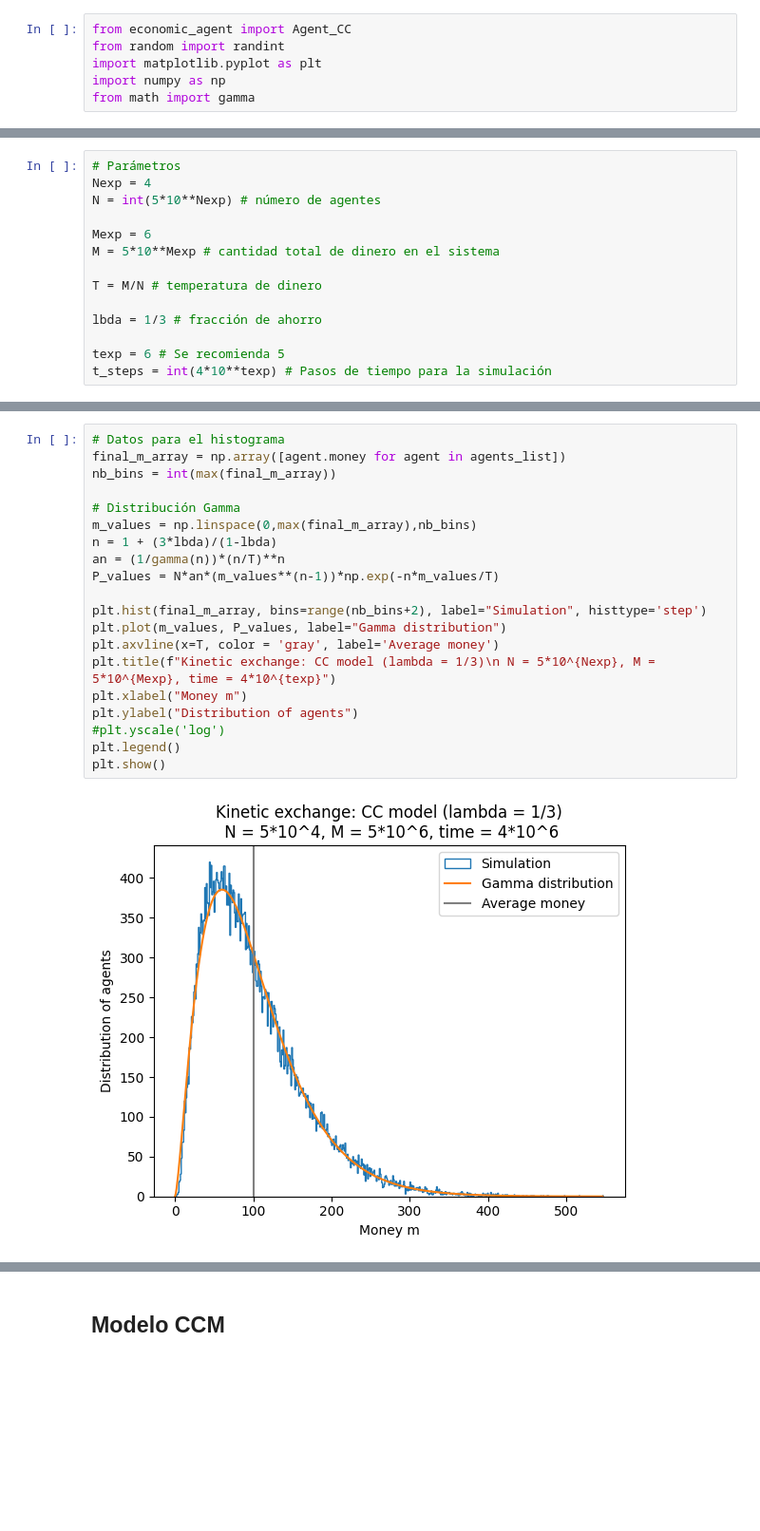
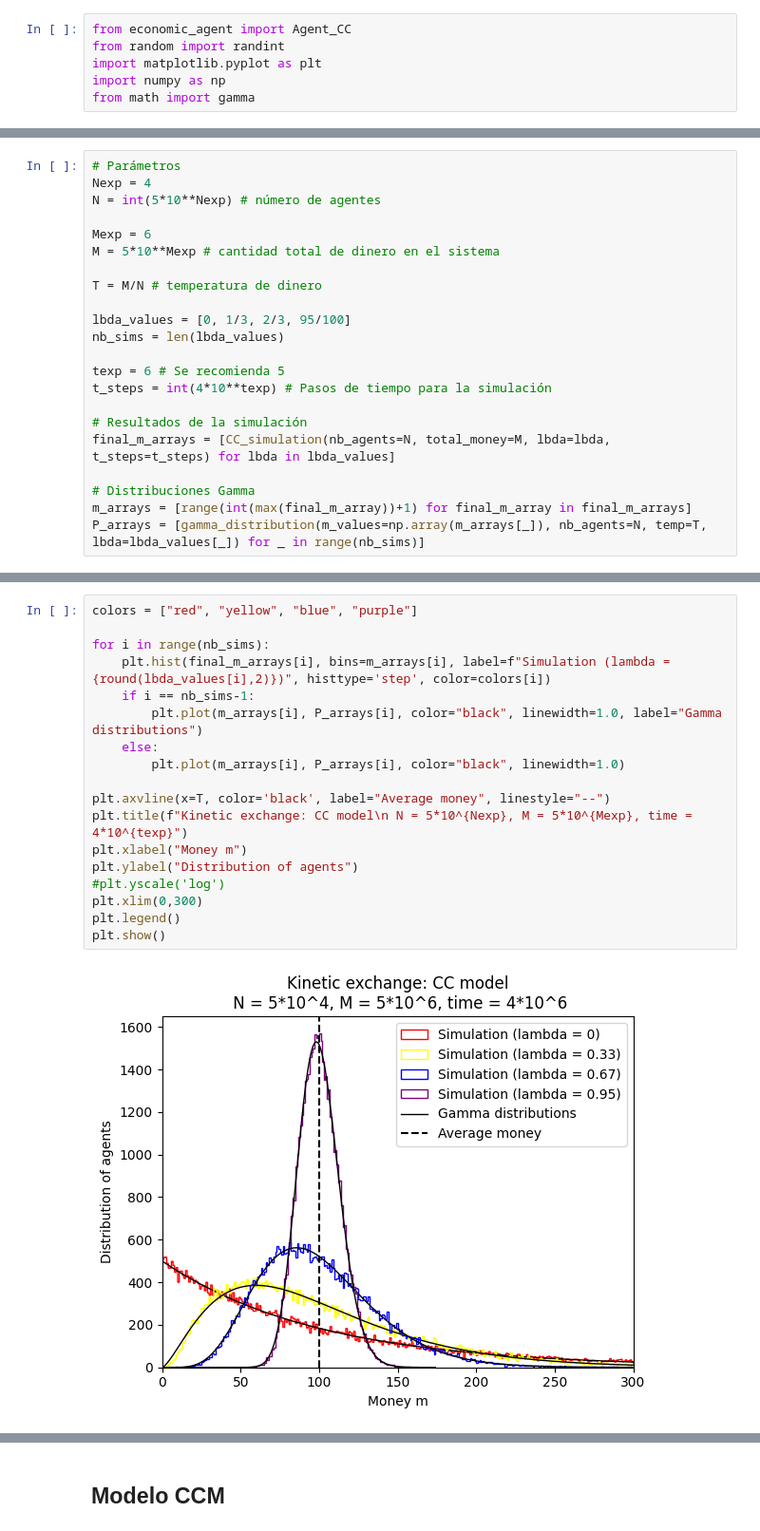
Before and after one commit to MJLRoad/Modelado_RAE, a Jupyter notebook: Simulaciones_02.ipynb, the cells around one changed output, grey strips where cells are left out. Shown at 95% size. Drawn from its saved outputs; the diff is of its cells as text; blank space fills up the shorter version.

```diff
--- a/Simulaciones_02.ipynb
+++ b/Simulaciones_02.ipynb
@@ -57,7 +96,15 @@ M = 5*10**Mexp # cantidad total de dinero en el sistema
 
 T = M/N # temperatura de dinero
 
-lbda = 1/3 # fracción de ahorro
+lbda_values = [0, 1/3, 2/3, 95/100]
+nb_sims = len(lbda_values)
 
 texp = 6 # Se recomienda 5
 t_steps = int(4*10**texp) # Pasos de tiempo para la simulación
+
+# Resultados de la simulación
+final_m_arrays = [CC_simulation(nb_agents=N, total_money=M, lbda=lbda, t_steps=t_steps) for lbda in lbda_values]
+
+# Distribuciones Gamma
+m_arrays = [range(int(max(final_m_array))+1) for final_m_array in final_m_arrays]
+P_arrays = [gamma_distribution(m_values=np.array(m_arrays[_]), nb_agents=N, temp=T, lbda=lbda_values[_]) for _ in range(nb_sims)]
@@ -76,22 +111,20 @@ for i in range(t_steps):
 # %%
-# Datos para el histograma
-final_m_array = np.array([agent.money for agent in agents_list])
-nb_bins = int(max(final_m_array))
+colors = ["red", "yellow", "blue", "purple"]
 
-# Distribución Gamma
-m_values = np.linspace(0,max(final_m_array),nb_bins)
-n = 1 + (3*lbda)/(1-lbda)
-an = (1/gamma(n))*(n/T)**n
-P_values = N*an*(m_values**(n-1))*np.exp(-n*m_values/T)
+for i in range(nb_sims):
+    plt.hist(final_m_arrays[i], bins=m_arrays[i], label=f"Simulation (lambda = {round(lbda_values[i],2)})", histtype='step', color=colors[i])
+    if i == nb_sims-1:
+        plt.plot(m_arrays[i], P_arrays[i], color="black", linewidth=1.0, label="Gamma distributions")
+    else:
+        plt.plot(m_arrays[i], P_arrays[i], color="black", linewidth=1.0)
 
-plt.hist(final_m_array, bins=range(nb_bins+2), label="Simulation", histtype='step')
-plt.plot(m_values, P_values, label="Gamma distribution")
-plt.axvline(x=T, color = 'gray', label='Average money')
-plt.title(f"Kinetic exchange: CC model (lambda = 1/3)\n N = 5*10^{Nexp}, M = 5*10^{Mexp}, time = 4*10^{texp}")
+plt.axvline(x=T, color='black', label="Average money", linestyle="--")
+plt.title(f"Kinetic exchange: CC model\n N = 5*10^{Nexp}, M = 5*10^{Mexp}, time = 4*10^{texp}")
 plt.xlabel("Money m")
 plt.ylabel("Distribution of agents")
 #plt.yscale('log')
+plt.xlim(0,300)
 plt.legend()
 plt.show()
 # %% [output]
-[figure, old version]
+[figure, new version]
```
Also changed, not shown: parts of 16 cells of this notebook, 1 other file.
